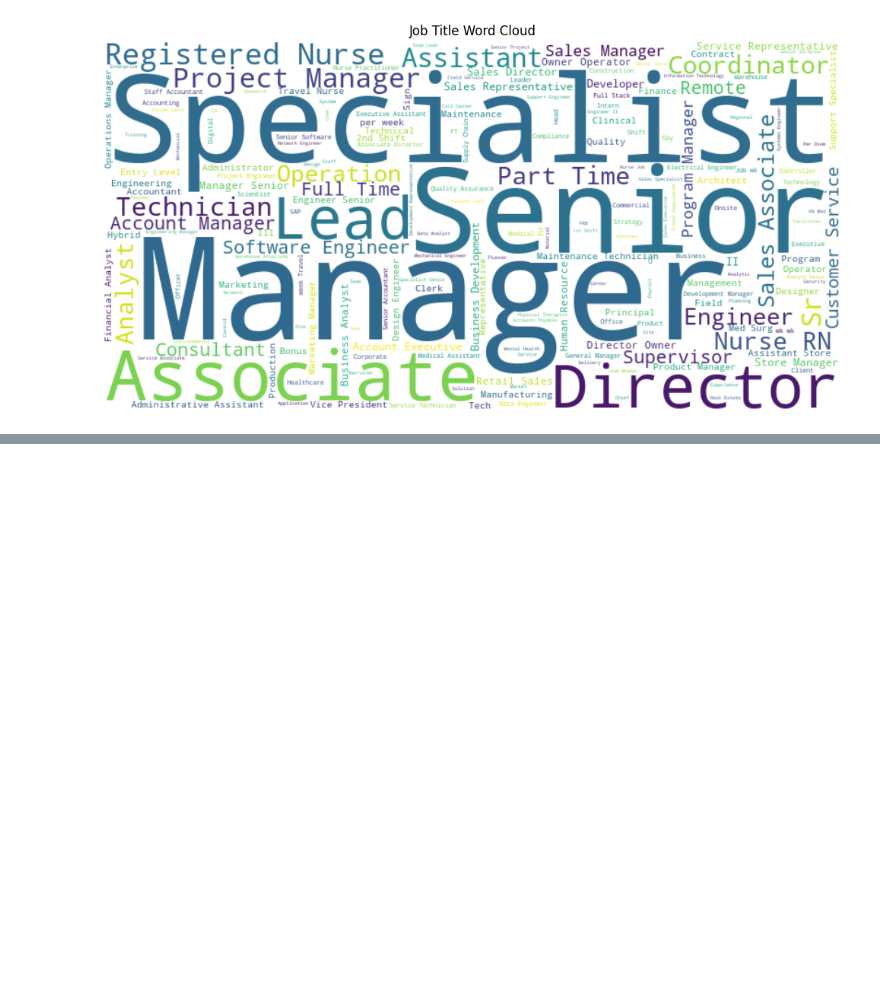
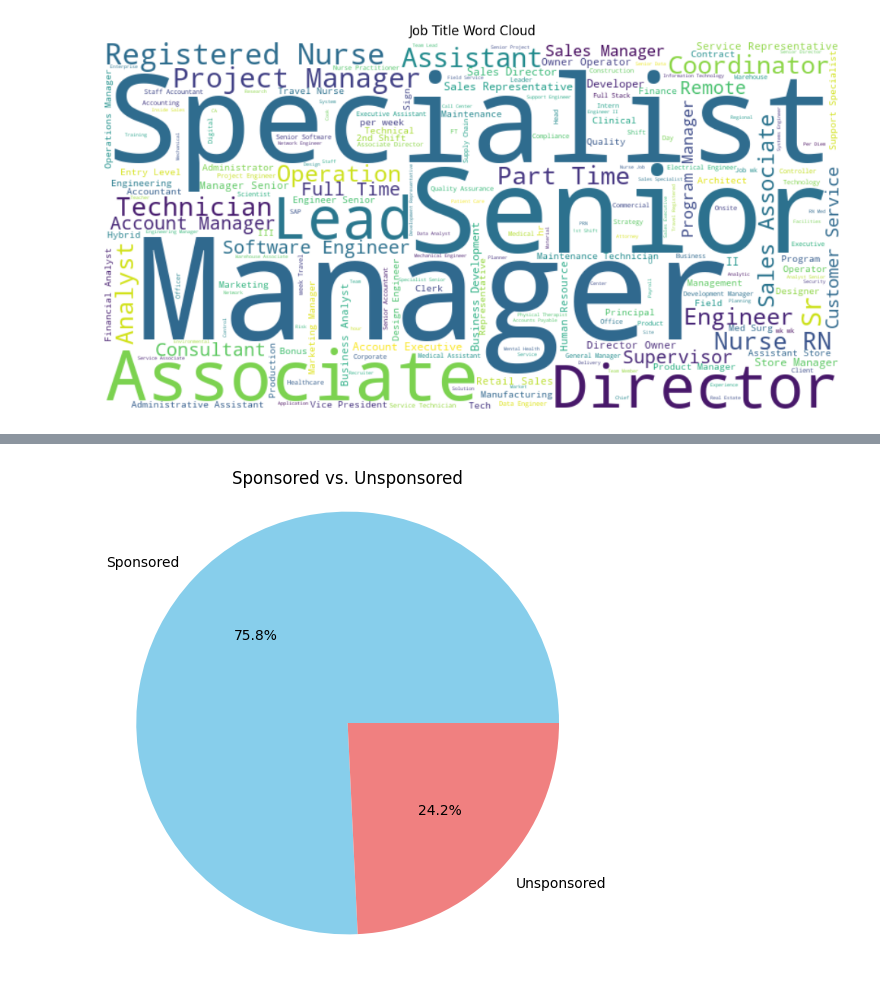
Before and after one commit to shahnawaz52/uApply-Job-Recommendation-System, a Jupyter notebook: notebooks/job_data_analysis.ipynb, the cells around one changed output, grey strips where cells are left out. Cells and saved outputs as stored; diff of their text form; code cells hidden in the pictures; blank space fills up the shorter version.

```diff
--- a/notebooks/job_data_analysis.ipynb
+++ b/notebooks/job_data_analysis.ipynb
@@ -236,0 +267,11 @@ plt.show()
+# %%
+# Visualization 6: Sponsored vs. Non-Sponsored Listings (Pie Chart)
+sponsored_counts = data['sponsored'].value_counts()
+labels = ['Sponsored', 'Unsponsored']
+plt.figure(figsize=(6, 6))  # Adjust the figure size as needed
+plt.pie(sponsored_counts, labels=labels, autopct='%1.1f%%', colors=['skyblue', 'lightcoral'])
+plt.title('Sponsored vs. Unsponsored')
+plt.axis('equal')  # Equal aspect ratio ensures that the pie is circular
+plt.show()
+# %% [output]
+[figure, added]
```
Also changed, not shown: parts of 7 cells of this notebook, 2 other files.
